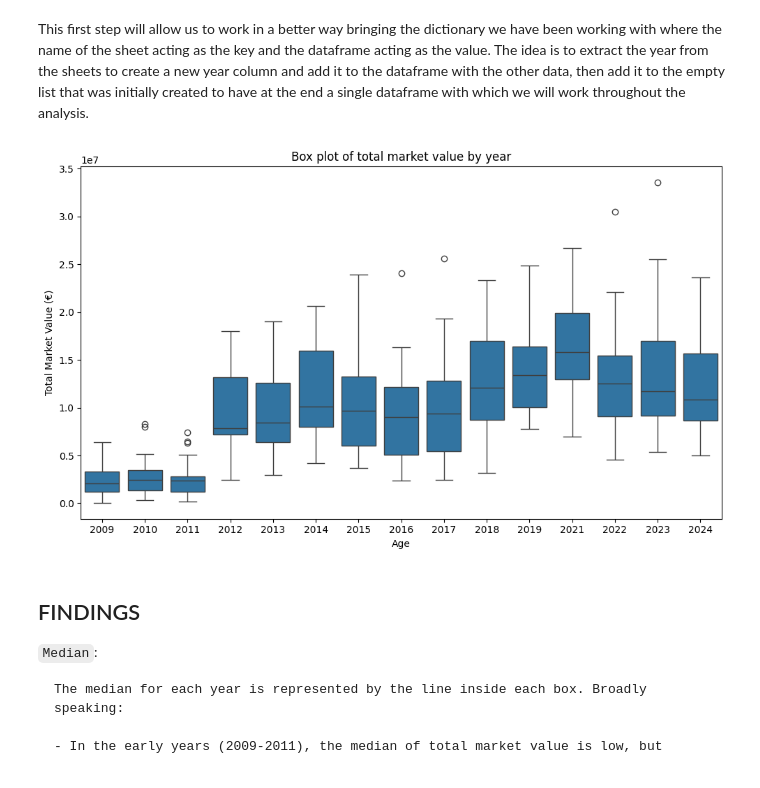
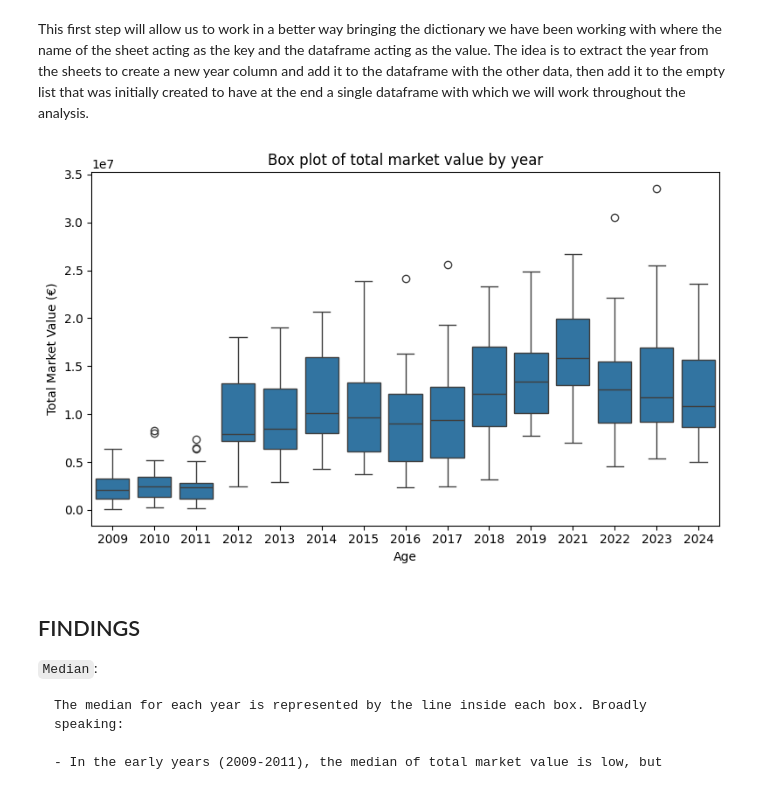
Before and after one commit to Eblasan71/Total_Market_Value, a Jupyter notebook: Total_Market_Value.ipynb, the cells around one changed output. Saved outputs shown, nothing was run; the diff lists cells and outputs as text; code cells hidden in the pictures.

```diff
--- a/Total_Market_Value.ipynb
+++ b/Total_Market_Value.ipynb
@@ -108,15 +108,15 @@ This first step will allow us to work in a better way bringing the dictionary we
 # %%
 
 #  Boxplot of total market value by year
 
-plt.figure(figsize=(10,6))
+plt.figure(figsize=(8,5))
 sns.boxplot(x='year', y='total market value', data=df_combined)
 plt.title('Box plot of total market value by year')
 plt.xlabel('Age')
 plt.ylabel('Total Market Value (€)')
 plt.tight_layout()
 # %% [output]
-[figure, old version]
+[figure, new version]
 # %% [markdown]
 ## FINDINGS
 
```
Also changed, not shown: parts of 3 cells of this notebook.
